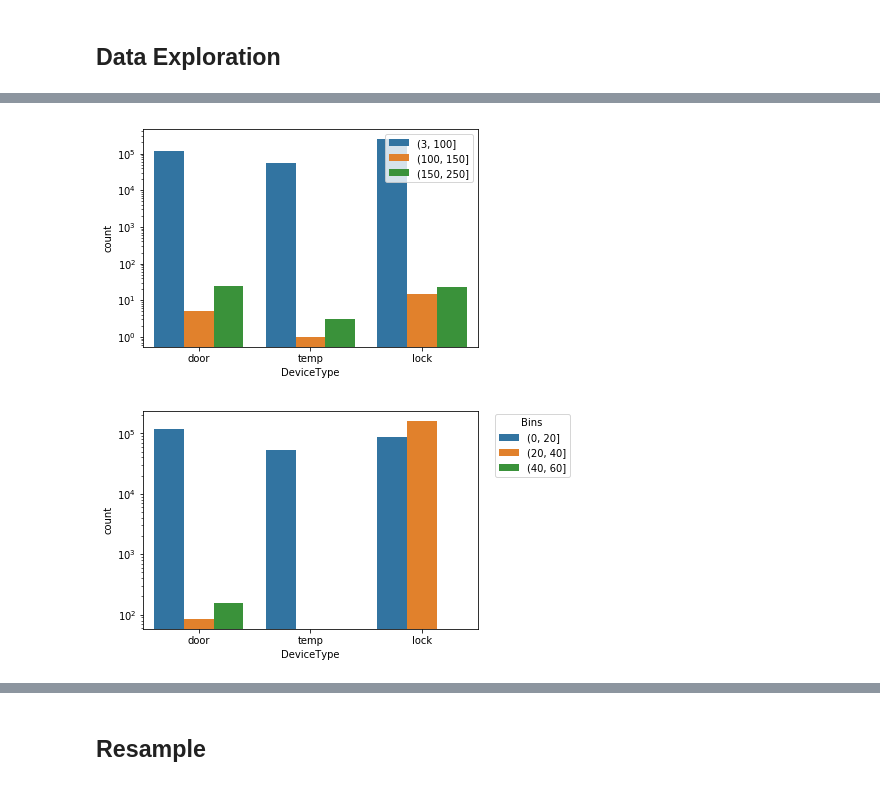
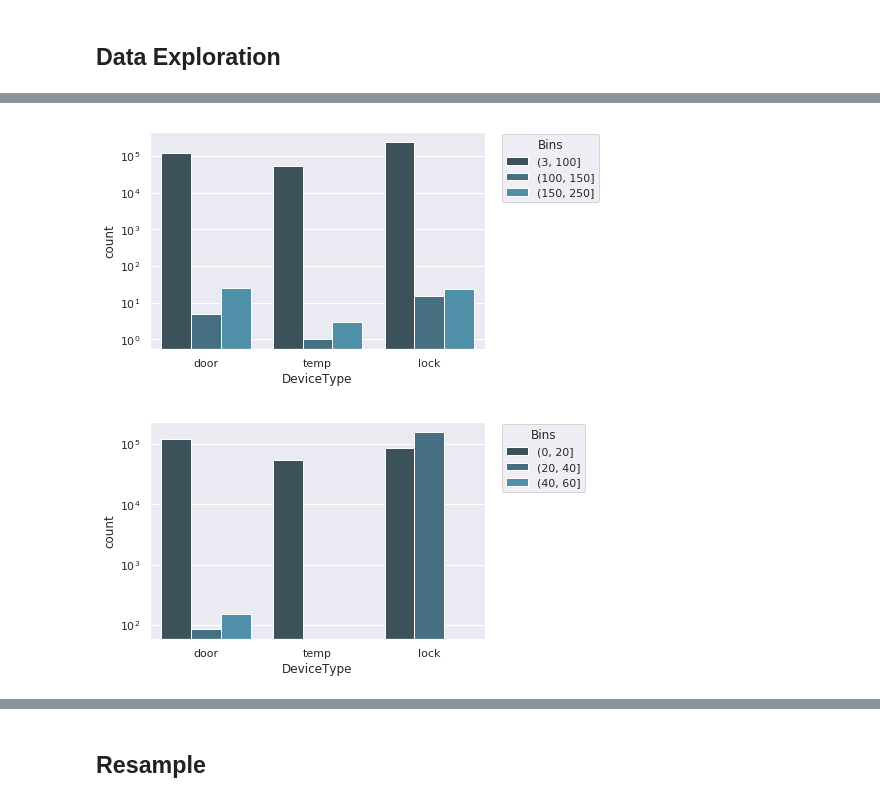
Before and after one commit to 7high/thesis, a Jupyter notebook: ble_classification.ipynb, the cells around one changed output, grey strips where cells are left out. Drawn from its saved outputs; the diff is of its cells as text; code cells hidden in the pictures.

Commit message:
Changed color palette

```diff
--- a/ble_classification.ipynb
+++ b/ble_classification.ipynb
@@ -49,6 +49,8 @@ Door2        3587
 Name: Name, dtype: int64
 # %% [markdown]
 ## Data Exploration
+# %%
+sns.set_palette(sns.color_palette("GnBu_d"))
 # %%
 g = sns.countplot(x=df['DeviceType'], hue=pd.cut(df['PacketLength'], bins=[20, 40, 60, 80, 100]));
 g.set_yscale('log')
@@ -57,15 +62,17 @@ plt.legend(title='Bins', bbox_to_anchor=(1.05, 0.99), loc=2, borderaxespad=0.);
 # %%
 g = sns.countplot(x=df['DeviceType'], hue=pd.cut(df['BLE_LL_Length'], bins=[3,100,150,250]));
 g.set_yscale('log')
-plt.legend(loc='upper_right');
+plt.legend(title='Bins', bbox_to_anchor=(1.05, 0.99), loc=2, borderaxespad=0.);
+plt.savefig('Results/Plots/ble-blelllength.png')
 # %% [output]
-[figure, old version]
+[figure, new version]
 # %%
 g = sns.countplot(x=df['DeviceType'], hue=pd.cut(df['Assoc_Packets'], bins=[0,20,40,60]));
 g.set_yscale('log')
 plt.legend(title='Bins', bbox_to_anchor=(1.05, 0.99), loc=2, borderaxespad=0.);
+plt.savefig('Results/Plots/ble-assocpackets.png')
 # %% [output]
-[figure, old version]
+[figure, new version]
 # %%
 g = sns.countplot(x=df["DeviceType"], hue=df["RFChannel"]);
 print df['RFChannel'].value_counts()
```
Also changed, not shown: parts of 3 cells of this notebook, 1 other file.
